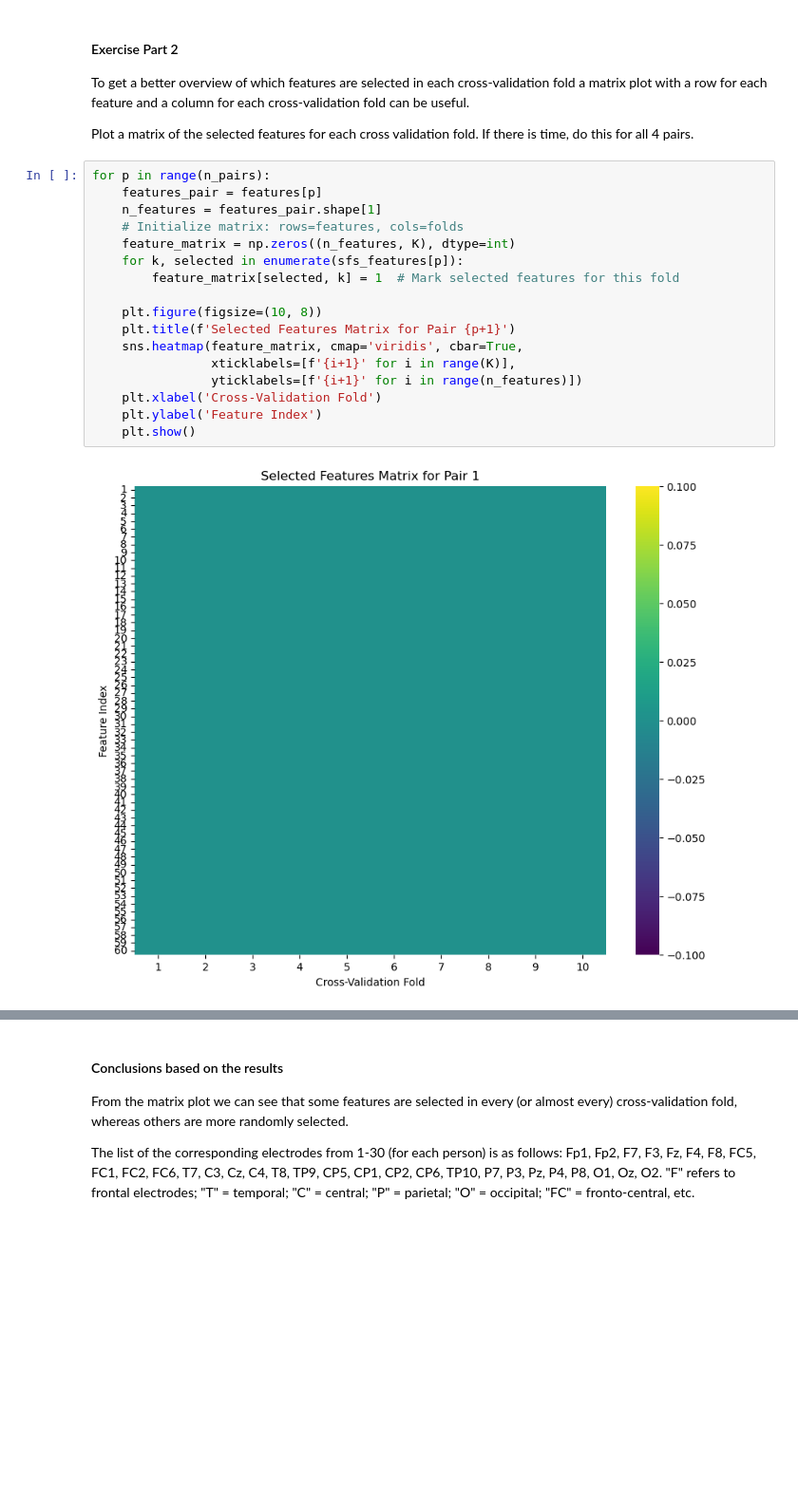
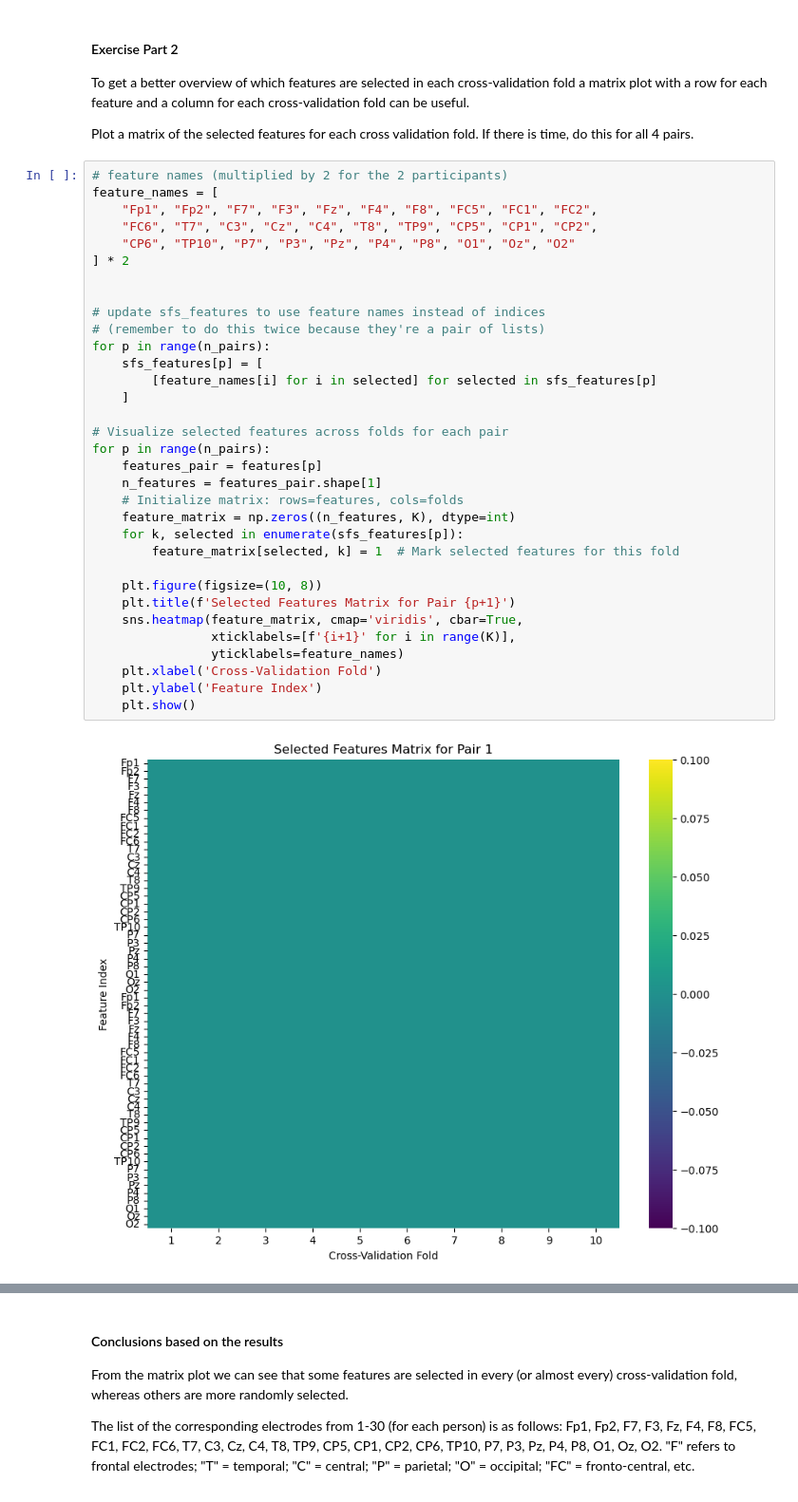
Before and after one commit to HrStamm/Projekt-2---HumanCognition, a Jupyter notebook: logistic_regression_classification_2025_weeks8&9.ipynb, the cells around one changed output, grey strips where cells are left out. Shown at 95% size. Cells and saved outputs as stored; diff of their text form; blank space fills up the shorter version.

```diff
--- a/logistic_regression_classification_2025_weeks8&9.ipynb
+++ b/logistic_regression_classification_2025_weeks8&9.ipynb
@@ -140,21 +140,37 @@ To get a better overview of which features are selected in each cross-validation
 
 Plot a matrix of the selected features for each cross validation fold. If there is time, do this for all 4 pairs.
 # %%
+# feature names (multiplied by 2 for the 2 participants)
+feature_names = [
+    "Fp1", "Fp2", "F7", "F3", "Fz", "F4", "F8", "FC5", "FC1", "FC2",
+    "FC6", "T7", "C3", "Cz", "C4", "T8", "TP9", "CP5", "CP1", "CP2",
+    "CP6", "TP10", "P7", "P3", "Pz", "P4", "P8", "O1", "Oz", "O2"
+] * 2
+
+
+# update sfs_features to use feature names instead of indices
+# (remember to do this twice because they're a pair of lists)
+for p in range(n_pairs):
+    sfs_features[p] = [
+        [feature_names[i] for i in selected] for selected in sfs_features[p]
+    ]
+
+# Visualize selected features across folds for each pair
 for p in range(n_pairs):
     features_pair = features[p]
     n_features = features_pair.shape[1]
     # Initialize matrix: rows=features, cols=folds
     feature_matrix = np.zeros((n_features, K), dtype=int)
     for k, selected in enumerate(sfs_features[p]):
         feature_matrix[selected, k] = 1  # Mark selected features for this fold
 
     plt.figure(figsize=(10, 8))
     plt.title(f'Selected Features Matrix for Pair {p+1}')
     sns.heatmap(feature_matrix, cmap='viridis', cbar=True,
                 xticklabels=[f'{i+1}' for i in range(K)],
-                yticklabels=[f'{i+1}' for i in range(n_features)])
+                yticklabels=feature_names)
     plt.xlabel('Cross-Validation Fold')
     plt.ylabel('Feature Index')
     plt.show()
 # %% [output]
-[figure, old version]
+[figure, new version]
```
Also changed, not shown: parts of 1 cell of this notebook.
